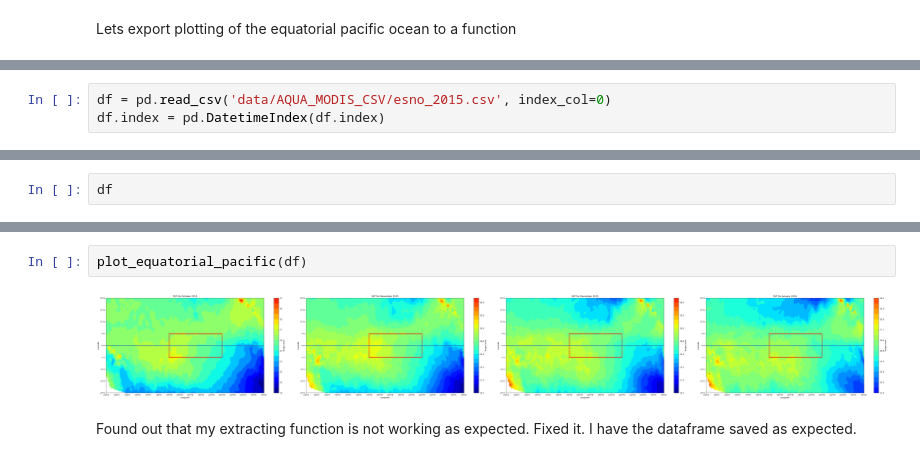
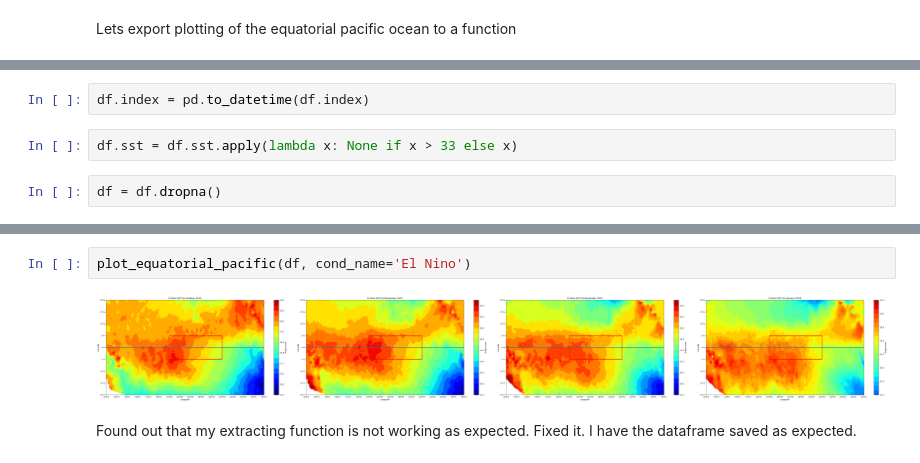
Before and after one commit to StanDobrev11/DataScience, a Jupyter notebook: Project/draft.ipynb, the cells around one changed output, grey strips where cells are left out. Saved outputs shown, nothing was run; the diff lists cells and outputs as text.

```diff
--- a/Project/draft.ipynb
+++ b/Project/draft.ipynb
@@ -361,3 +362,0 @@ from plotting import plot_equatorial_pacific
-# %%
-df = pd.read_csv('data/AQUA_MODIS_CSV/esno_2015.csv', index_col=0)
-df.index = pd.DatetimeIndex(df.index)
@@ -364,2 +365,6 @@ df.index = pd.DatetimeIndex(df.index)
+# %%
+df.index = pd.to_datetime(df.index)
+# %%
+df.sst = df.sst.apply(lambda x: None if x > 33 else x)
 # %%
-df
+df = df.dropna()
@@ -380,7 +371,7 @@ df
 # %%
-plot_equatorial_pacific(df)
+plot_equatorial_pacific(df, cond_name='El Nino')
 # %% [output]
-[figure, old version]
+[figure, new version]
 # %% [markdown]
 Found out that my extracting function is not working as expected. Fixed it. I have the dataframe saved as expected.
 # %% [markdown]
```
Also changed, not shown: parts of 29 cells of this notebook, 12 other files.
